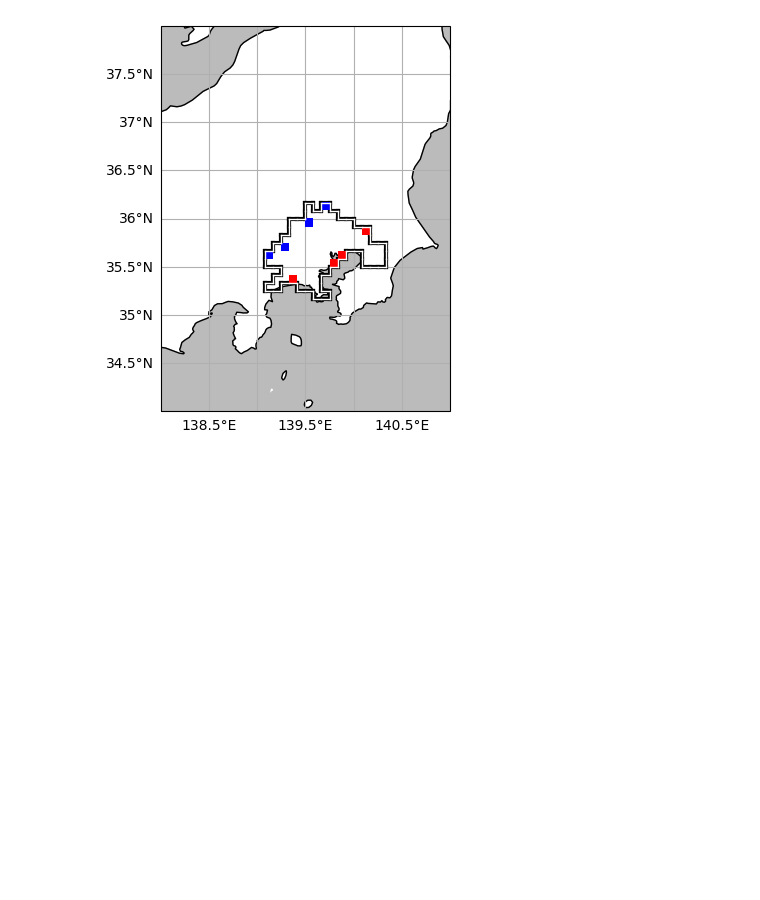
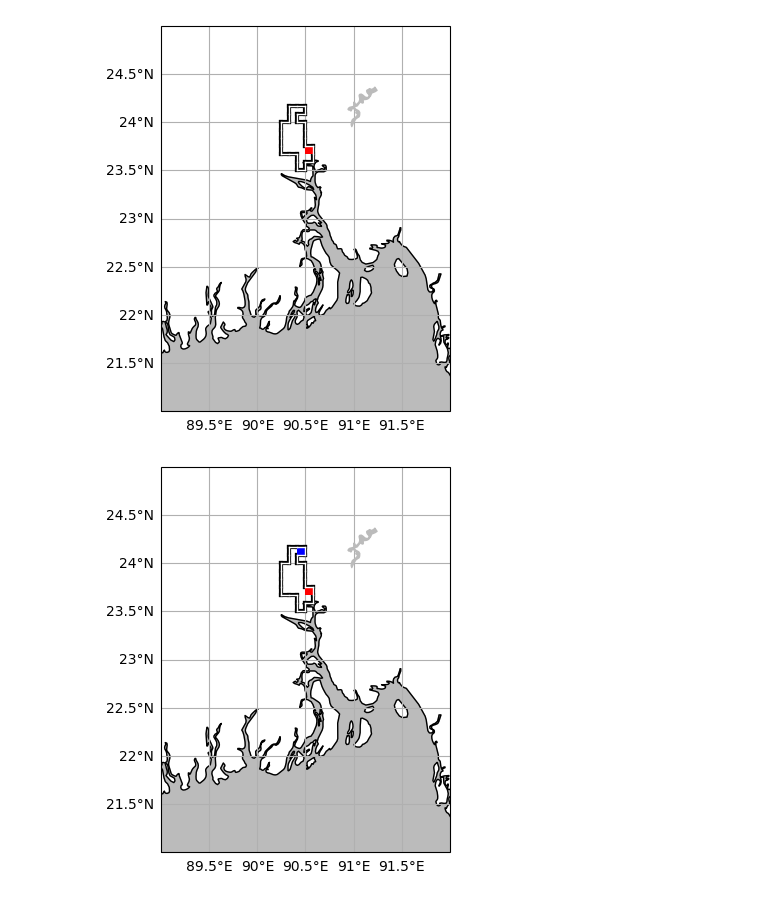
Before and after one commit to HalKiyo/h08_urban, a Jupyter notebook: region/pst/summary_figure.ipynb, the cells around one changed output. Drawn from its saved outputs; the diff is of its cells as text; code cells hidden in the pictures; blank space fills up the shorter version.

```diff
--- a/region/pst/summary_figure.ipynb
+++ b/region/pst/summary_figure.ipynb
@@ -577,10 +668,10 @@ def test():
 #---------------------------------------------------------------------------------------------------------------
 #   Initialization
 #---------------------------------------------------------------------------------------------------------------
-    city_num = 1
+    city_num = 11
     remove_grid = 5 # minimum number of grids in one basin
     innercity_grid = 2 # minimum number of main river grid within city mask
-    left, right, bottom, top = 138, 141, 34, 38
+    left, right, bottom, top = 89, 92, 21, 25
 
 #---------------------------------------------------------------------------------------------------------------
 #   get variables
@@ -962,34 +1056,36 @@ def plot_prf_swg(extent, citymask, prf, swg, width=1, results_dict=None, gs_posi
     gl = ax.gridlines(draw_labels=True, zorder=0)
     gl.top_labels = False
     gl.right_labels = False
     ax.add_feature(cfea.OCEAN, color='#BBBBBB')
     ax.add_feature(cfea.LAKES, color='#BBBBBB')
     ax.coastlines(zorder=0)
 
     p_img = ax.imshow(prf,
                     origin='upper', extent=extent, transform=projection,
                     cmap=prf_cmap,
                     zorder=2
                    )
     s_img = ax.imshow(swg,
                     origin='upper', extent=extent, transform=projection,
                     cmap=swg_cmap,
                     zorder=2
                    )
 
     stw = draw_mask_sotowaku(extent, citymask, ax=ax, sotowaku_color='black')
 
     if results_dict is not None:
         for key, path in results_dict.items():
             lat_coords, lon_coords = zip(*path)
             lat_coords = [extent[3] - ((lat + (1/(width * 2)))*(1/12)) for lat in lat_coords]
             lon_coords = [(lon + (1/(width * 2)))*(1/12) + extent[0] for lon in lon_coords]
             ax.plot(lon_coords, lat_coords, marker='o', markersize=1, color='black', linestyle='-', linewidth=1, transform=projection, zorder=2)
 
 
+plot_prf_swg(result[0], result[1], result[29], result[30])
 plot_prf_swg(result[0], result[1], result[20], result[21])
 # %% [output]
-[figure, old version]
+[figure, new version]
+[figure, added]
 # %%
 def subfigure(country_name=None):
 #---------------------------------------------------------------------------------------------------------------
```
Also changed, not shown: parts of 12 cells of this notebook.
